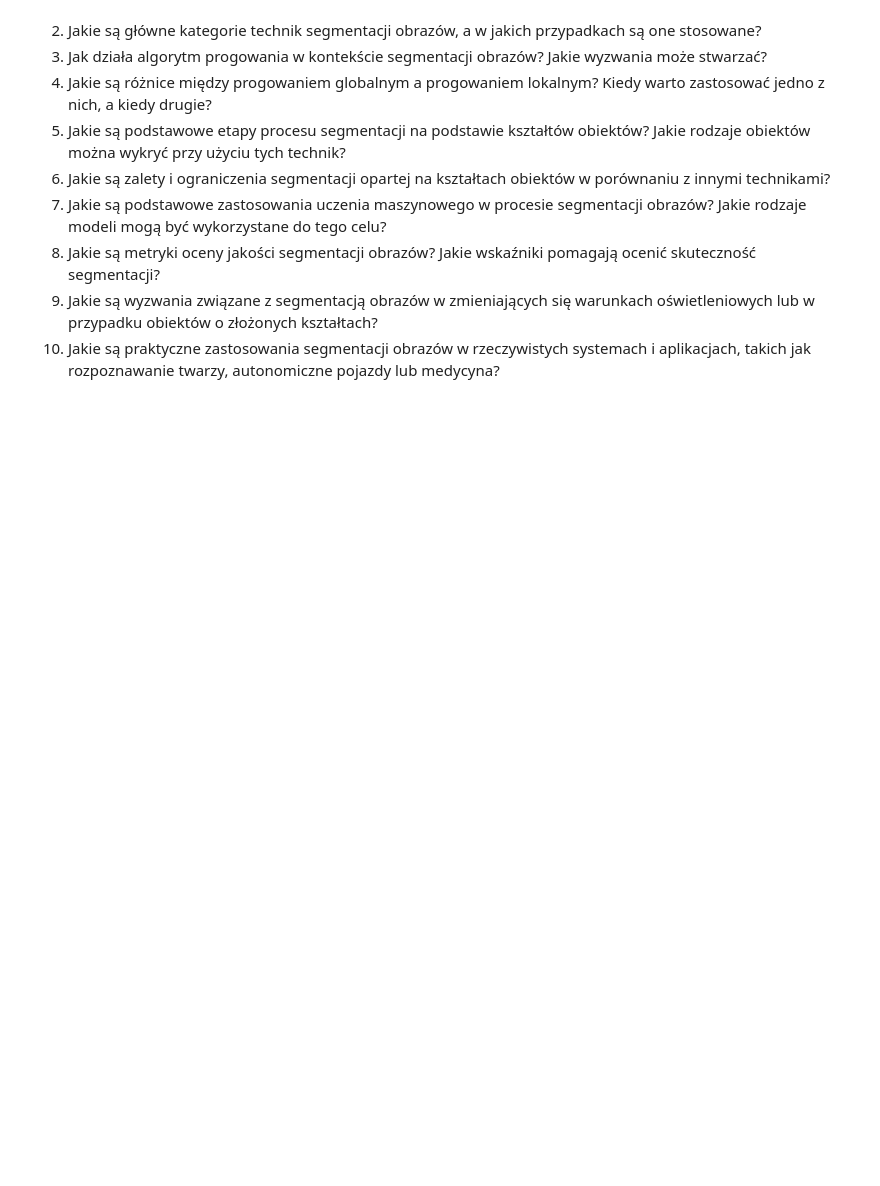
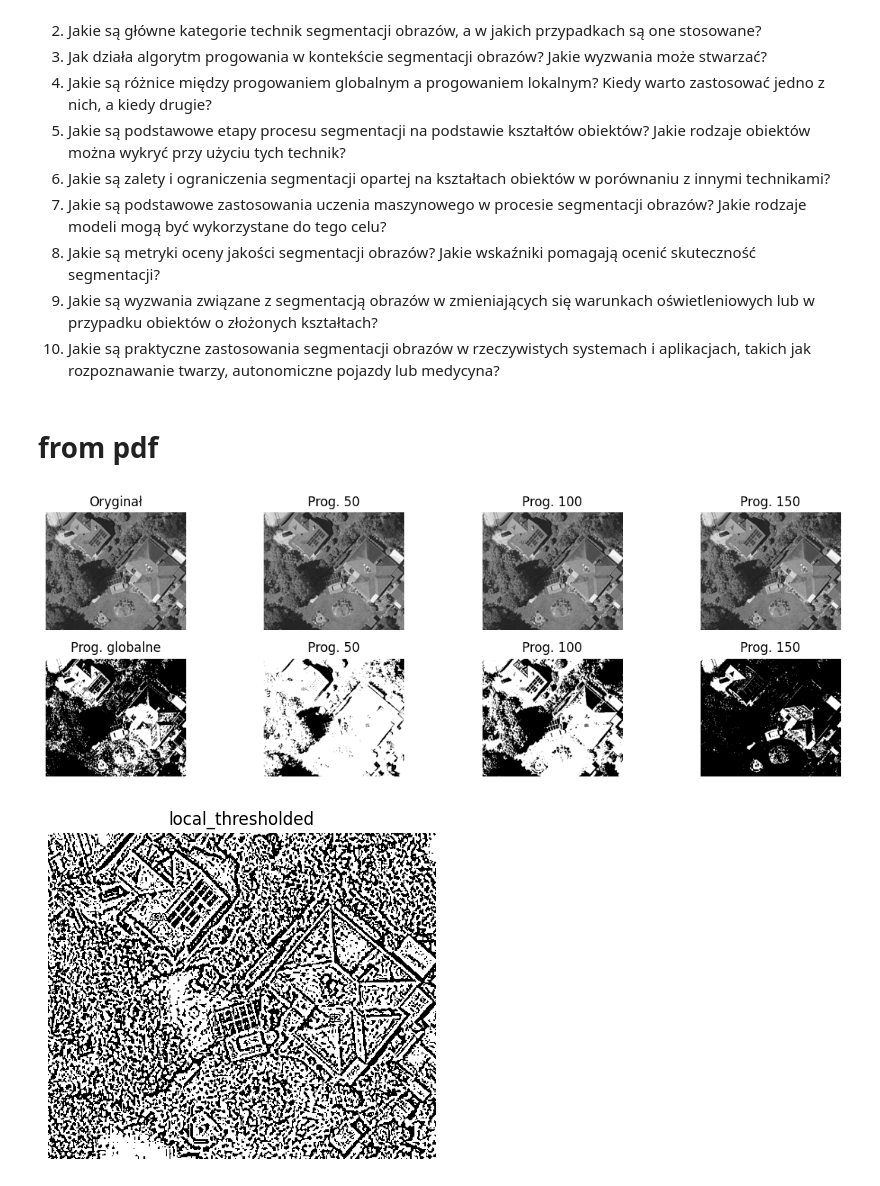
Before and after one commit to hgf700/ImageProcessingLessons, a Jupyter notebook: Lesson3/Lab3_Image_Segmentation.ipynb, the cells around one changed output. Saved outputs shown, nothing was run; the diff lists cells and outputs as text; code cells hidden in the pictures; blank space fills up the shorter version.

```diff
--- a/Lesson3/Lab3_Image_Segmentation.ipynb
+++ b/Lesson3/Lab3_Image_Segmentation.ipynb
@@ -289,3 +296,60 @@ skuteczność segmentacji?
 oświetleniowych lub w przypadku obiektów o złożonych kształtach?
 10. Jakie są praktyczne zastosowania segmentacji obrazów w rzeczywistych systemach i aplikacjach,
 takich jak rozpoznawanie twarzy, autonomiczne pojazdy lub medycyna?
+# %% [markdown]
+# from pdf
+# %%
+import cv2
+import numpy as np
+import matplotlib.pyplot as plt
+# Wczytaj obraz do analizy
+
+obraz1=r"C:\Users\USER098\Documents\GitHub\ImageProcessingLessons\Photos\3.jpg"
+obraz2=r"C:\Users\USER098\Documents\GitHub\ImageProcessingLessons\Photos\4.jpg"
+obraz3=r"C:\Users\USER098\Documents\GitHub\ImageProcessingLessons\Photos\5.jpg"
+obraz4=r"C:\Users\USER098\Documents\GitHub\ImageProcessingLessons\Photos\6.jpg"
+
+obraz=obraz1
+
+image = cv2.imread(obraz, cv2.IMREAD_GRAYSCALE)
+
+# Algorytm progowania globalnego
+_, global_thresholded = cv2.threshold(image, 127, 255, cv2.THRESH_BINARY)
+local_thresholded = cv2.adaptiveThreshold(image, 100, cv2.ADAPTIVE_THRESH_GAUSSIAN_C,cv2.THRESH_BINARY,11,2)
+
+# Przykłady różnych wartości progów
+threshold_values = [50, 100, 150]
+
+# Inicjalizacja subplotów
+fig, axes = plt.subplots(2, len(threshold_values) + 1, figsize=(12, 4))
+
+# Obraz oryginalny
+axes[0, 0].imshow(image, cmap='gray')
+axes[0, 0].set_title('Oryginał')
+
+# Segmentacja przy użyciu progowania globalnego
+axes[1, 0].imshow(global_thresholded, cmap='gray')
+axes[1, 0].set_title('Prog. globalne')
+
+# Przetestuj różne wartości progów i oceniaj jakość segmentacji
+for i, threshold_value in enumerate(threshold_values):
+    _, thresholded = cv2.threshold(image, threshold_value, 255, cv2.THRESH_BINARY)
+    axes[0, i+1].imshow(image, cmap='gray')
+    axes[0, i+1].set_title(f'Prog. {threshold_value}')
+    axes[1, i+1].imshow(thresholded, cmap='gray')
+    axes[1, i+1].set_title(f'Prog. {threshold_value}')
+
+# Ukrycie osi
+for ax in axes.ravel():
+    ax.axis('off')
+plt.tight_layout()
+
+plt.figure(figsize=(5,5))
+plt.imshow(local_thresholded, cmap="gray")
+plt.title("local_thresholded")
+plt.axis("off")
+
+plt.show()
+# %% [output]
+[figure, added]
+[figure, added]
```
Also changed, not shown: parts of 10 cells of this notebook, 7 other files.
